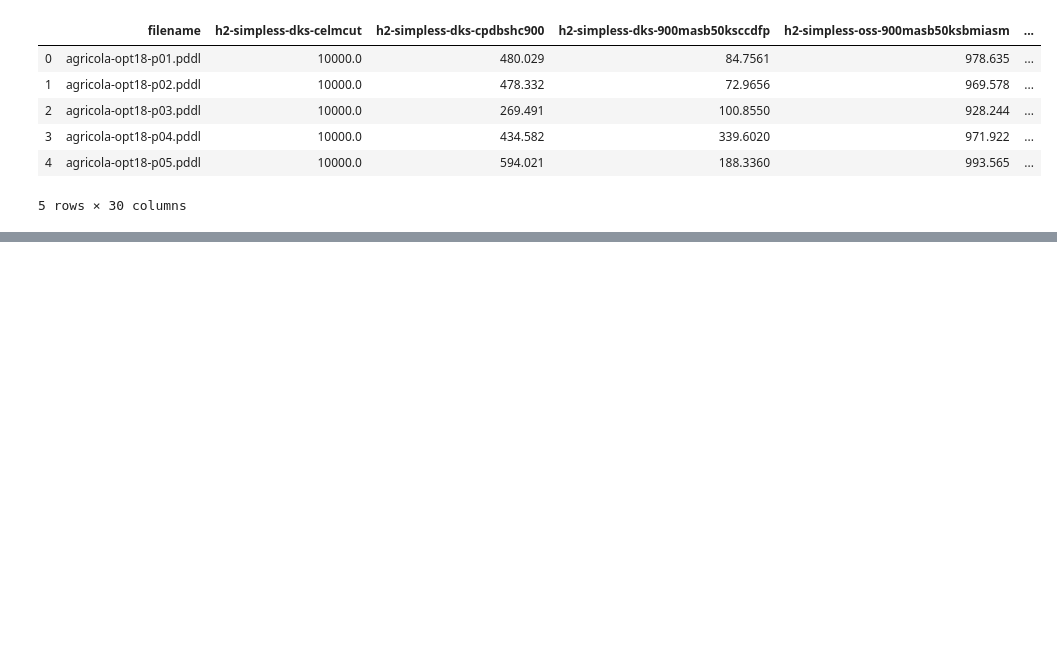
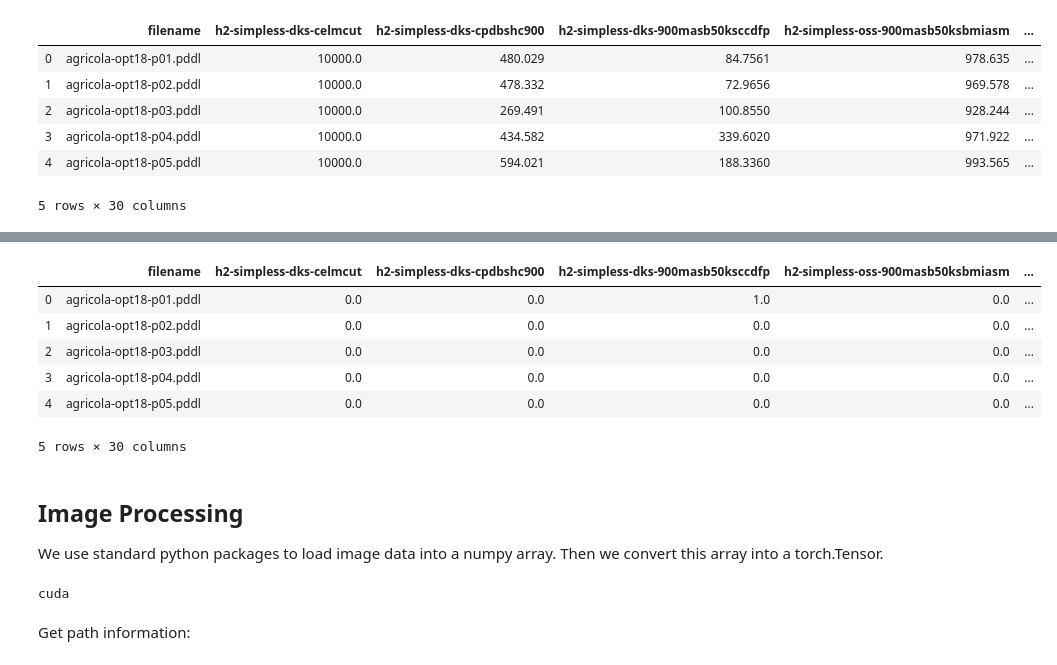
Before and after one commit to ronen85/deep_planner_portfolio, a Jupyter notebook: data_process.ipynb, the cells around one changed output, grey strips where cells are left out. Saved outputs shown, nothing was run; the diff lists cells and outputs as text; code cells hidden in the pictures; blank space fills up the shorter version.

```diff
--- a/data_process.ipynb
+++ b/data_process.ipynb
@@ -55,0 +121,42 @@ Now we create, for each problem, a threshold that marks the maximum time it took
+# %%
+df.drop('threshold', axis=1, inplace=True)
+
+df.head()
+# %% [output]
+|  | filename | h2-simpless-dks-celmcut | h2-simpless-dks-cpdbshc900 | h2-simpless-dks-900masb50ksccdfp | h2-simpless-oss-900masb50ksbmiasm | ... |
+| 0 | agricola-opt18-p01.pddl | 0.0 | 0.0 | 1.0 | 0.0 | ... |
+| 1 | agricola-opt18-p02.pddl | 0.0 | 0.0 | 0.0 | 0.0 | ... |
+| 2 | agricola-opt18-p03.pddl | 0.0 | 0.0 | 0.0 | 0.0 | ... |
+| 3 | agricola-opt18-p04.pddl | 0.0 | 0.0 | 0.0 | 0.0 | ... |
+| 4 | agricola-opt18-p05.pddl | 0.0 | 0.0 | 0.0 | 0.0 | ... |
+5 rows × 30 columns
+# %% [markdown]
+## Image Processing
+We use standard python packages to load image data into a numpy array.
+Then we convert this array into a torch.Tensor.
+# %%
+import os
+import numpy as np
+# import pandas as pd
+import torch
+import torch.nn as nn
+import torch.optim as optim
+import torch.nn.functional as F
+from torch.utils.data import Dataset, DataLoader
+from torchvision import transforms
+# import matplotlib.pyplot as plt
+# from skimage import io, transform, util
+# from scipy.fftpack import fft2
+# from sklearn.preprocessing import RobustScaler, MinMaxScaler
+from pp_dataset import PlannerPortfolioDataset
+from architectures import PlaNet
+import argparse
+import logging
+import time
+torch.manual_seed(42)
+device = torch.device("cuda" if torch.cuda.is_available() else "cpu")
+print(device)
+# %% [output]
+cuda
+# %% [markdown]
+Get path information:
```
Also changed, not shown: parts of 18 cells of this notebook.
